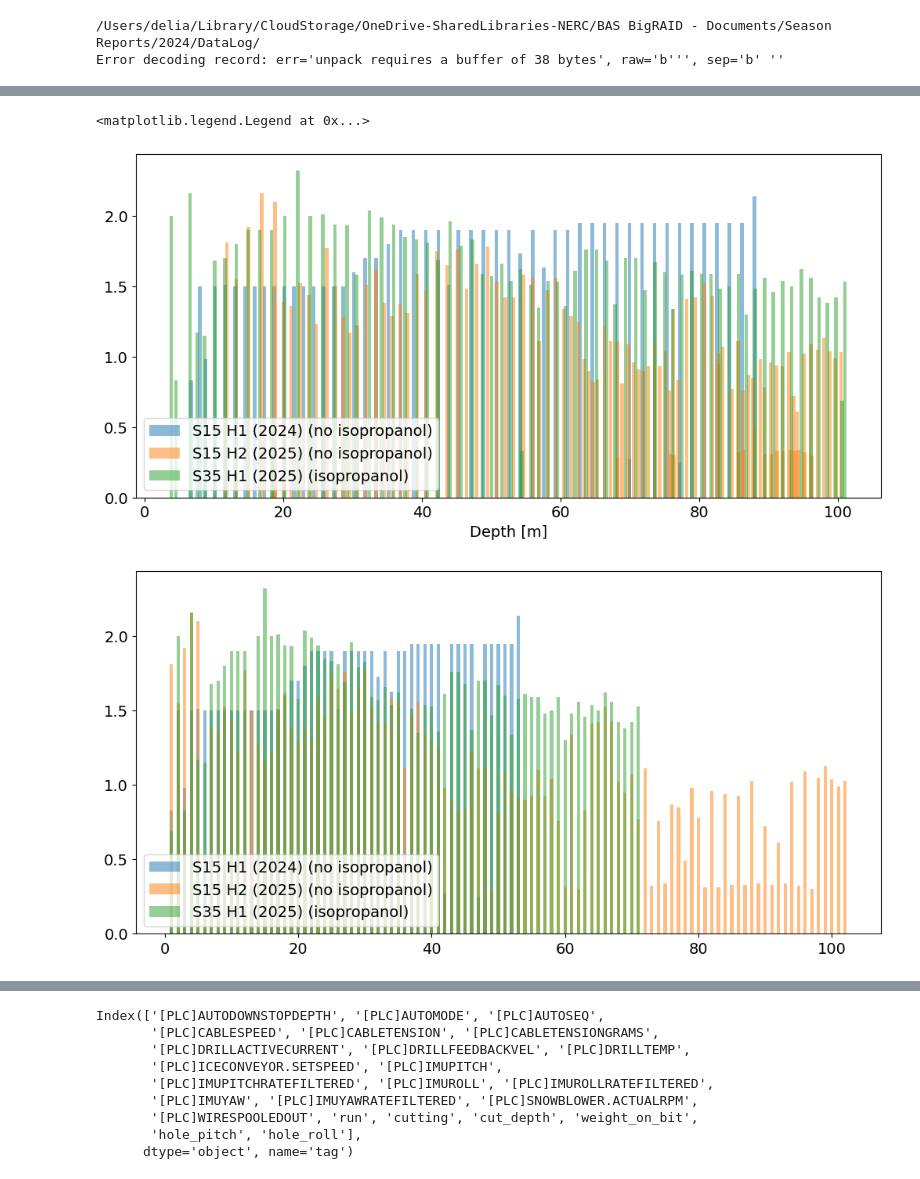
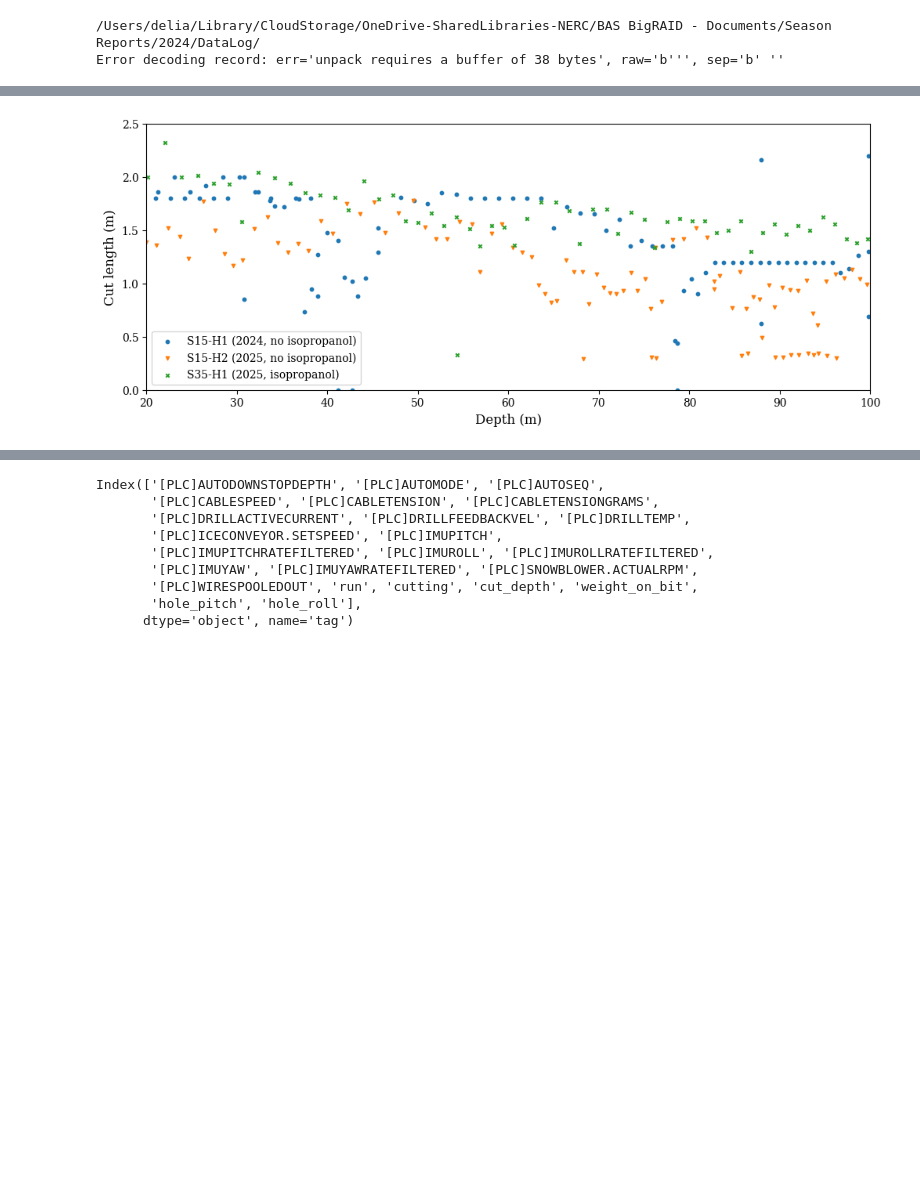
Before and after one commit to RNO-G/bigraid_log_reader, a Jupyter notebook: proceedings_notebook.ipynb, the cells around one changed output, grey strips where cells are left out. Cells and saved outputs as stored; diff of their text form; code cells hidden in the pictures; blank space fills up the shorter version.

Commit message:
modified plots and added Mirko's all holes plot (however seems to work only removing site 0 frm drill json)

```diff
--- a/proceedings_notebook.ipynb
+++ b/proceedings_notebook.ipynb
@@ -19,6 +19,15 @@ plt.rcParams['font.size'] = 14
 plt.rcParams['figure.constrained_layout.use'] = True
 plt.rcParams['image.cmap'] = "viridis"
 plt.rcParams['figure.max_open_warning'] = 50
+# %%
+# Publication-quality settings for this figure
+plt.rcParams['font.family'] = 'serif'
+plt.rcParams['font.size'] = 12
+plt.rcParams['axes.labelsize'] = 12
+plt.rcParams['axes.titlesize'] = 12
+plt.rcParams['legend.fontsize'] = 10
+plt.rcParams['xtick.labelsize'] = 10
+plt.rcParams['ytick.labelsize'] = 10
 # %%
 from multi_log_reader import MultiLogReader
 from preprocess import preprocess
@@ -226,36 +266,40 @@ ax.plot(r1,z1, label = '3',marker='.',alpha = 0.5)
 # %%
-run = df['run'].groupby(df['run']).max()
-run_cut_depth = df['cut_depth'].groupby(df['run']).max()
-run_stop_depth = df["[PLC]AUTODOWNSTOPDEPTH"].groupby(df['run']).max()
-run2 = df2['run'].groupby(df2['run']).max()
-run_cut_depth2 = df2['cut_depth'].groupby(df2['run']).max()
-run_stop_depth2 = df2["[PLC]AUTODOWNSTOPDEPTH"].groupby(df2['run']).max()
-run3 = df3['run'].groupby(df3['run']).max()
-run_cut_depth3 = df3['cut_depth'].groupby(df3['run']).max()
-run_stop_depth3 = df3["[PLC]AUTODOWNSTOPDEPTH"].groupby(df3['run']).max()
-
 fig = plt.figure()
 fig.set_figwidth(10)
-fig.set_figheight(5)
+fig.set_figheight(4)
+ax = plt.subplot()
+markers =['o','v','x']
+for i in range(1,4):
+    d = dataset[i]
+    run = d['run'].groupby(d['run']).max()
+    run_cut_depth = d['cut_depth'].groupby(d['run']).max()
+    run_stop_depth = d["[PLC]AUTODOWNSTOPDEPTH"].groupby(d['run']).max()
+    ax.scatter(run_stop_depth.values, run_cut_depth.values, marker = markers[i-1],s = 10,label = label[i], alpha = 1)
 
-ax = plt.subplot()
-ax.bar(run_stop_depth.values, run_cut_depth.values, label = "S15 H1 (2024) (no isopropanol)", alpha = 0.5, width=0.5)
-ax.bar(run_stop_depth2.values, run_cut_depth2.values, label = "S15 H2 (2025) (no isopropanol)", alpha = 0.5,width=0.5)
-ax.bar(run_stop_depth3.values, run_cut_depth3.values, label = "S35 H1 (2025) (isopropanol)", alpha = 0.5,width=0.5)
 ax.legend(loc = 3)
-ax.set_xlabel("Depth [m]")
+ax.set_ylabel("Cut length (m)")
+ax.set_xlabel("Depth (m)")
+ax.set_xlim(20,100)
+ax.set_ylim(0,2.5)
 fig.savefig("paper_plots/isopropanol_effect.pdf")
 
-fig = plt.figure()
-fig.set_figwidth(10)
-fig.set_figheight(5)
+# fig = plt.figure()
+# fig.set_figwidth(10)
+# fig.set_figheight(5)
 
-ax = plt.subplot()
-ax.bar(run.values, run_cut_depth.values, label = "S15 H1 (2024) (no isopropanol)", alpha = 0.5, width=0.5)
-ax.bar(run2.values, run_cut_depth2.values, label = "S15 H2 (2025) (no isopropanol)", alpha = 0.5,width=0.5)
-ax.bar(run3.values, run_cut_depth3.values, label = "S35 H1 (2025) (isopropanol)", alpha = 0.5,width=0.5)
-ax.legend(loc = 3)
+# ax = plt.subplot()
+# for i in range(1,4):
+#     d = dataset[i]
+#     run = d['run'].groupby(d['run']).max()
+#     run_cut_depth = d['cut_depth'].groupby(d['run']).max()
+#     run_stop_depth = d["[PLC]AUTODOWNSTOPDEPTH"].groupby(d['run']).max()
+#     ax.bar(run.values+0.3*(i-1), run_cut_depth.values, label = label[i], alpha = 1, width=0.3)
+# #ax.bar(run2.values, run_cut_depth2.values, label = "S15 H2 (2025) (no isopropanol)", alpha = 0.5,width=0.5)
+# #ax.bar(run3.values, run_cut_depth3.values, label = "S35 H1 (2025) (isopropanol)", alpha = 0.5,width=0.5)
+# ax.legend(loc = 3)
+# ax.set_xlim(30,100)
+# ax.set_ylabel("Cut length (m)")
+# ax.set_xlabel("Run")
+# ax.set_ylim(0,2.5)
 # %% [output]
-<matplotlib.legend.Legend at 0x...>
-[figure, old version]
+[figure, new version]
-[figure, removed]
```
Also changed, not shown: parts of 12 cells of this notebook.
